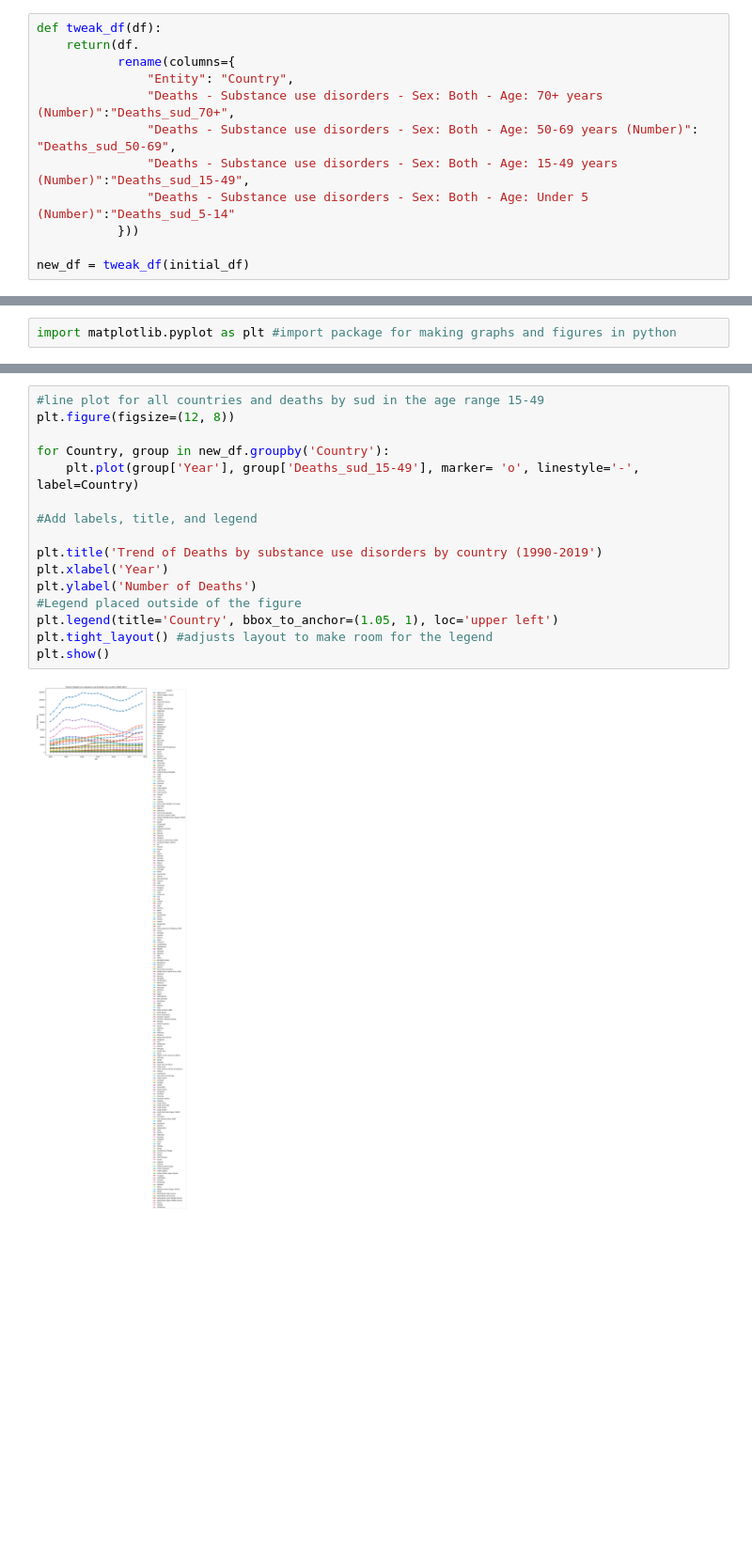
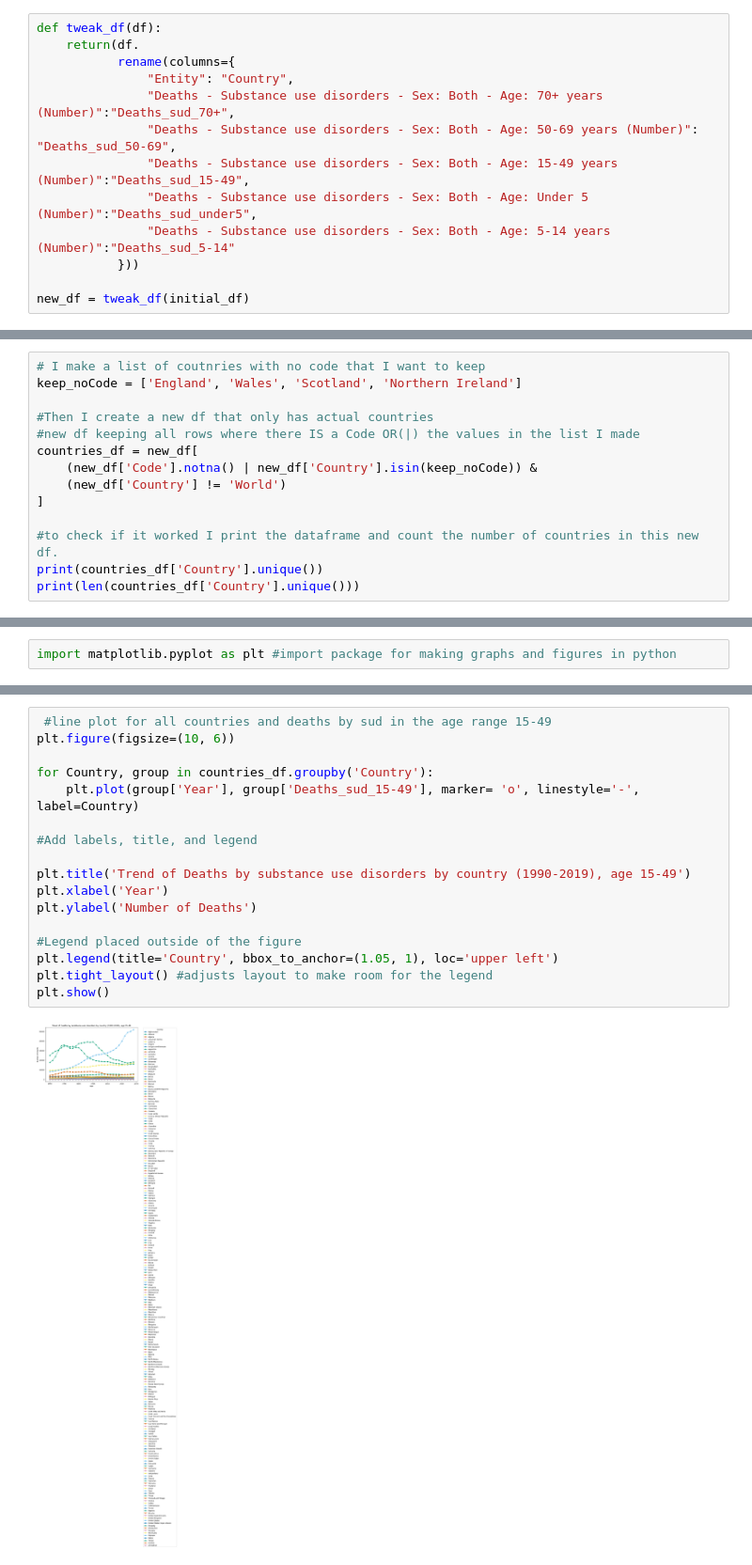
Before and after one commit to jba087/drugdeath_py, a Jupyter notebook: EXM_drugdeath_sud.ipynb, the cells around one changed output, grey strips where cells are left out. Shown at 94% size. Cells and saved outputs as stored; diff of their text form; blank space fills up the shorter version.

```diff
--- a/EXM_drugdeath_sud.ipynb
+++ b/EXM_drugdeath_sud.ipynb
@@ -27,7 +43,8 @@ def tweak_df(df):
                "Deaths - Substance use disorders - Sex: Both - Age: 70+ years (Number)":"Deaths_sud_70+",
                "Deaths - Substance use disorders - Sex: Both - Age: 50-69 years (Number)": "Deaths_sud_50-69",
                "Deaths - Substance use disorders - Sex: Both - Age: 15-49 years (Number)":"Deaths_sud_15-49",
-               "Deaths - Substance use disorders - Sex: Both - Age: Under 5 (Number)":"Deaths_sud_5-14"
+               "Deaths - Substance use disorders - Sex: Both - Age: Under 5 (Number)":"Deaths_sud_under5",
+               "Deaths - Substance use disorders - Sex: Both - Age: 5-14 years (Number)":"Deaths_sud_5-14"
            }))
 
 new_df = tweak_df(initial_df)
@@ -35,0 +156,14 @@ new_df
+# %%
+# I make a list of coutnries with no code that I want to keep
+keep_noCode = ['England', 'Wales', 'Scotland', 'Northern Ireland']
+
+#Then I create a new df that only has actual countries
+#new df keeping all rows where there IS a Code OR(|) the values in the list I made
+countries_df = new_df[
+    (new_df['Code'].notna() | new_df['Country'].isin(keep_noCode)) &
+    (new_df['Country'] != 'World')
+]
+
+#to check if it worked I print the dataframe and count the number of countries in this new df.
+print(countries_df['Country'].unique())
+print(len(countries_df['Country'].unique()))
@@ -47,18 +308,19 @@ print({min_year}, {max_year})
 # %%
-#line plot for all countries and deaths by sud in the age range 15-49
-plt.figure(figsize=(12, 8))
+ #line plot for all countries and deaths by sud in the age range 15-49
+plt.figure(figsize=(10, 6))
 
-for Country, group in new_df.groupby('Country'):
+for Country, group in countries_df.groupby('Country'):
     plt.plot(group['Year'], group['Deaths_sud_15-49'], marker= 'o', linestyle='-', label=Country)
 
 #Add labels, title, and legend
 
-plt.title('Trend of Deaths by substance use disorders by country (1990-2019')
+plt.title('Trend of Deaths by substance use disorders by country (1990-2019), age 15-49')
 plt.xlabel('Year')
 plt.ylabel('Number of Deaths')
+
 #Legend placed outside of the figure
 plt.legend(title='Country', bbox_to_anchor=(1.05, 1), loc='upper left')
 plt.tight_layout() #adjusts layout to make room for the legend
 plt.show()
 # %% [output]
-[figure, old version]
+[figure, new version]
```
Also changed, not shown: parts of 30 cells of this notebook.
